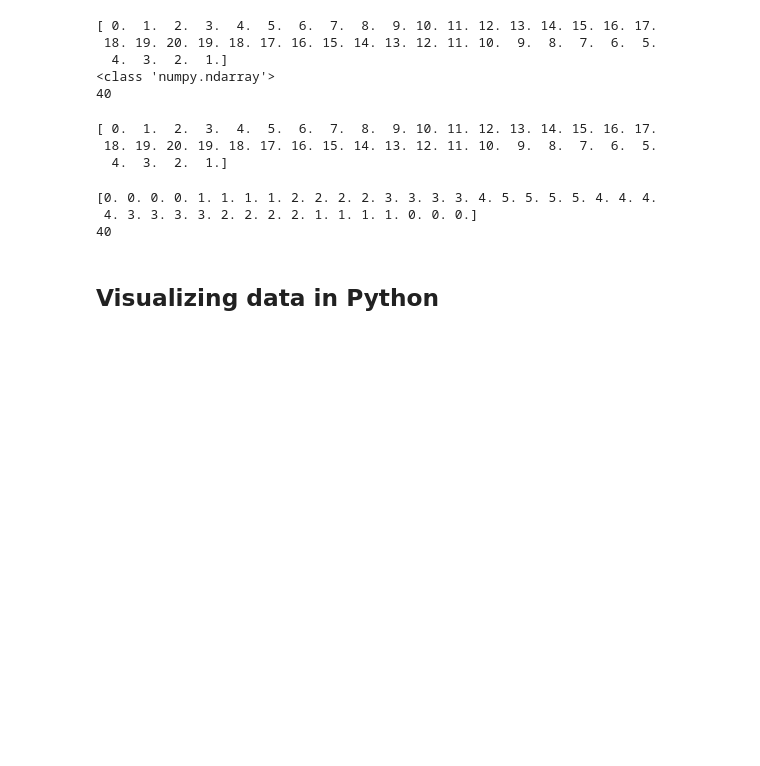
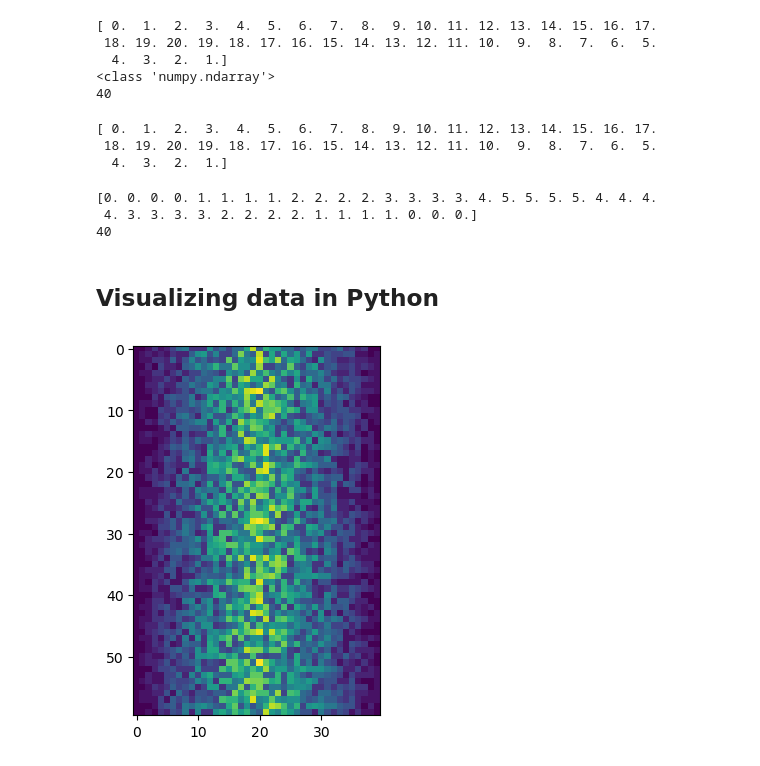
Before and after one commit to HeatherAn/swc-python-delft-feb2023, a Jupyter notebook: swc_python_day1.ipynb, the cells around one changed output. Drawn from its saved outputs; the diff is of its cells as text; code cells hidden in the pictures; blank space fills up the shorter version.

```diff
--- a/swc_python_day1.ipynb
+++ b/swc_python_day1.ipynb
@@ -262,3 +262,8 @@ print(len(minimum_per_day))
 ## Visualizing data in Python
 # %%
 import matplotlib.pyplot
+# %%
+matplotlib.pyplot.imshow(data)
+matplotlib.pyplot.show()
+# %% [output]
+[figure, added]
```
